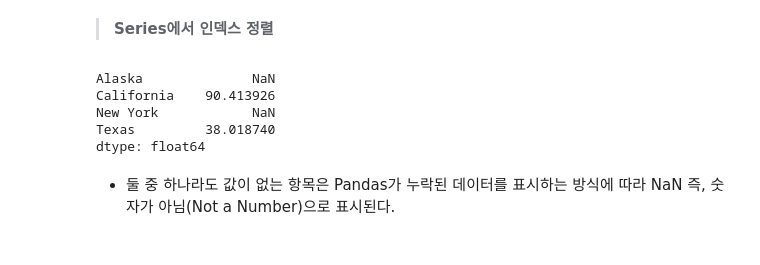
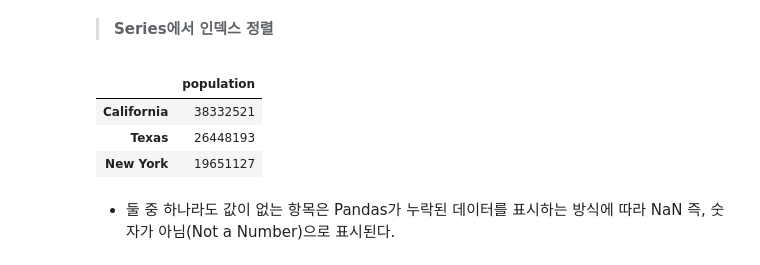
Before and after one commit to inseopbyeon/machine-learning-lecture-notes, a Jupyter notebook: Lecture07_Pandas_1.ipynb, the cells around one changed output. Saved outputs shown, nothing was run; the diff lists cells and outputs as text; code cells hidden in the pictures.

```diff
--- a/Lecture07_Pandas_1.ipynb
+++ b/Lecture07_Pandas_1.ipynb
@@ -632,19 +609,19 @@ np.sin(df * np.pi / 4)
 # %%
 # 두 개의 다른 데이터 소스를 결합해 미국 주에서 면적 기준 상위 세 개의 주와 인구 기준 상위 세 개의 주를 찾는다고 가정한다.
 area = pd.Series({'Alaska': 1723337, 'Texas': 695662,
                  'California': 423967}, name='area')
 
 population = pd.Series({'California': 38332521, 'Texas': 26448193,
                        'New York': 19651127}, name='population')
 
 # 결과 배열은 두 입력 배열의 인덱스의 합집합을 담고 있다.
 population / area
+pd.DataFrame(population)
 # %% [output]
-Alaska              NaN
-California    90.413926
-New York            NaN
-Texas         38.018740
-dtype: float64
+|  | population |
+| California | 38332521 |
+| Texas | 26448193 |
+| New York | 19651127 |
 # %% [markdown]
 - 둘 중 하나라도 값이 없는 항목은 Pandas가 누락된 데이터를 표시하는 방식에 따라 NaN 즉, 숫자가 아님(Not a Number)으로 표시된다.
 # %%
```
Also changed, not shown: parts of 29 cells of this notebook, 6 other files.
